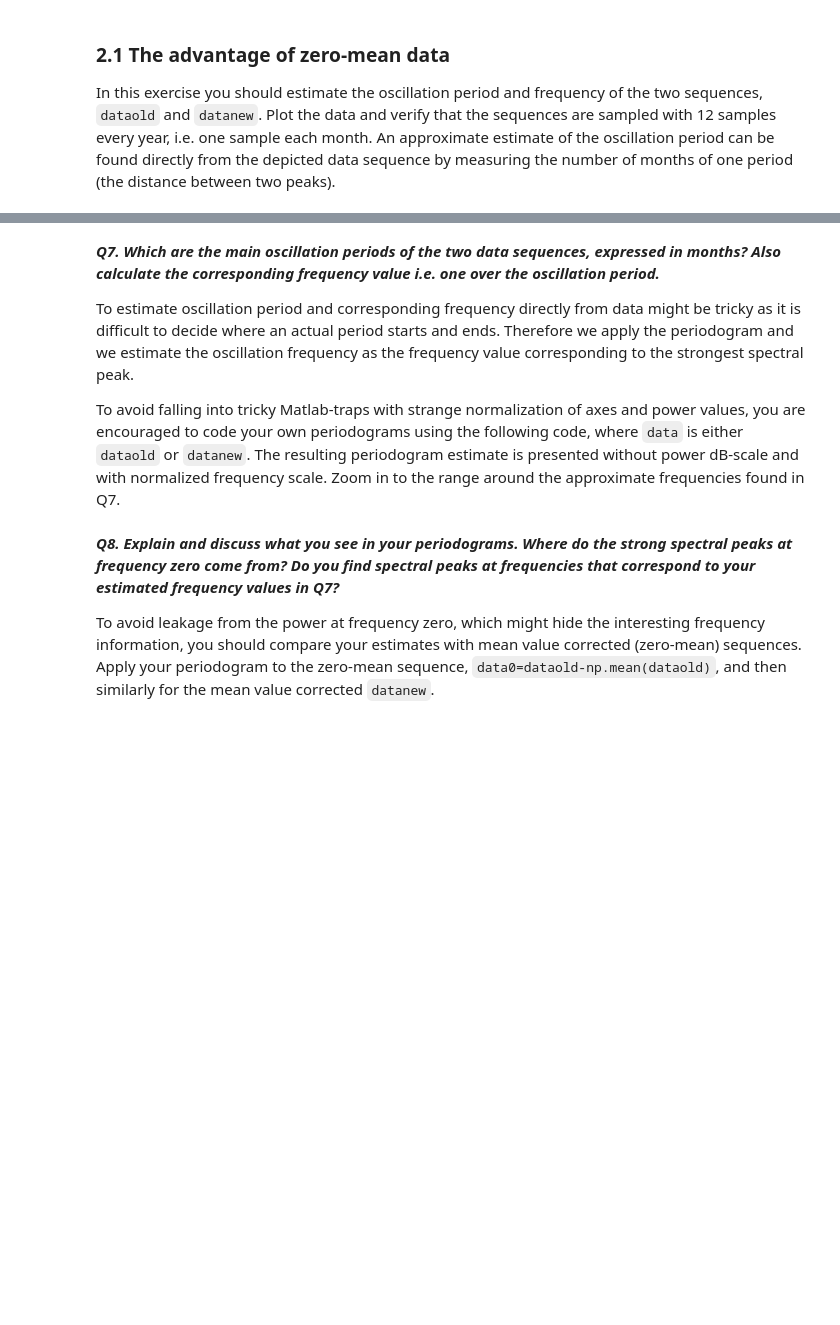
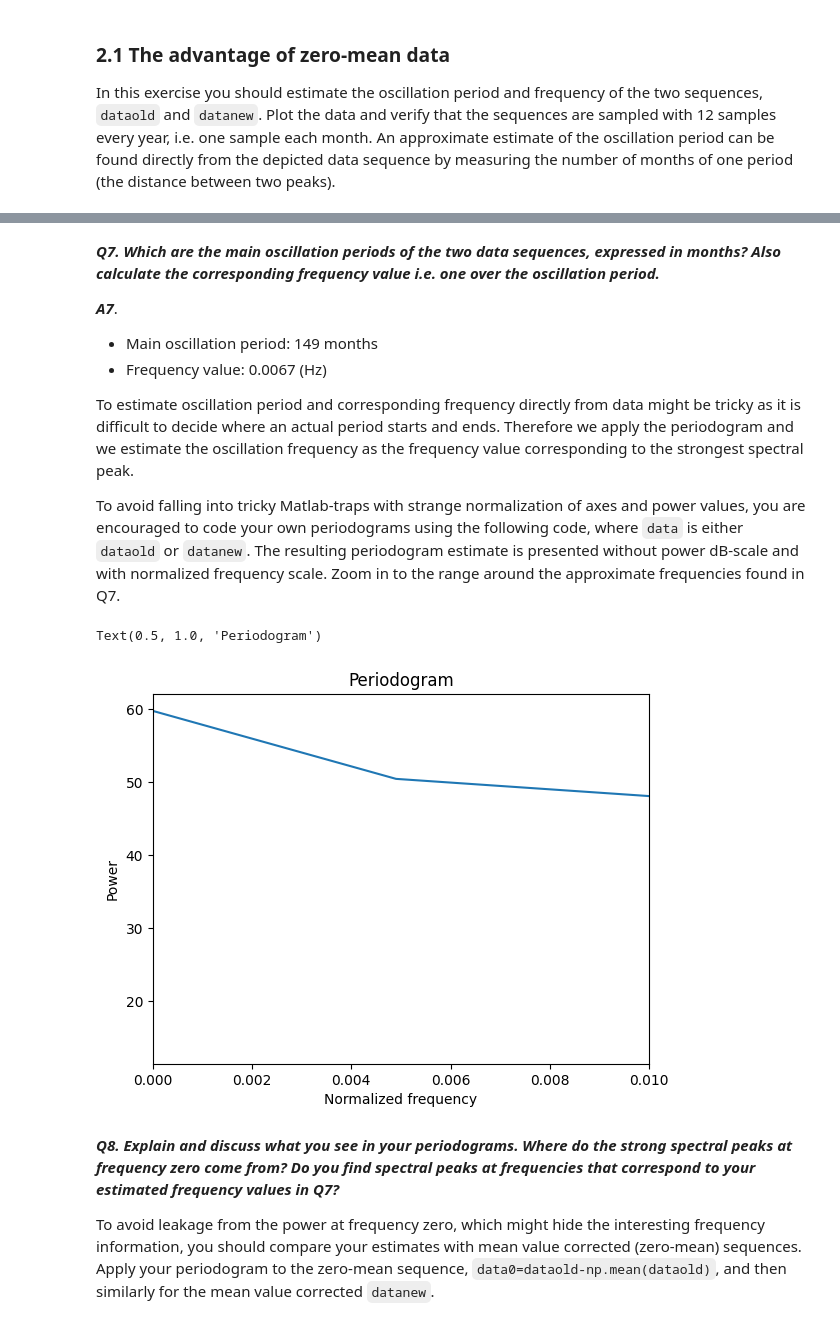
Before and after one commit to axellangenskiold/fmsf10, a Jupyter notebook: pythonLab3.ipynb, the cells around one changed output, grey strips where cells are left out. Cells and saved outputs as stored; diff of their text form; code cells hidden in the pictures; blank space fills up the shorter version.

```diff
--- a/pythonLab3.ipynb
+++ b/pythonLab3.ipynb
@@ -305,21 +333,34 @@ In this exercise you should estimate the oscillation period and frequency of the
 # %% [markdown]
 ***Q7. Which are the main oscillation periods of the two data sequences, expressed in months? Also calculate the corresponding frequency value i.e. one over the oscillation period.***
+
+***A7***.
+
+- Main oscillation period: 149 months
+- Frequency value: 0.0067 (Hz)
 
 To estimate oscillation period and corresponding frequency directly from data might be tricky as it is difficult to decide where an actual period starts and ends.  Therefore we apply the periodogram and we estimate the oscillation frequency as the frequency value corresponding to the strongest spectral peak.
 
 To avoid falling into tricky Matlab-traps with strange normalization of axes and power values, you are encouraged to code your own periodograms using the following code, where `data` is either `dataold` or `datanew`. The resulting periodogram estimate is presented without power dB-scale and with normalized frequency scale. Zoom in to the range around the approximate frequencies found in Q7.
 # %%
 # Write your own code below:
-
+data = datanew # - np.mean(datanew)
 
 # Periodogram
+N = len(data)
 X = fft(data)
-N = len(data)
 Rhat = (X*np.conj(X))/N
 f = np.arange(N)/N
 
 # Plotting
-plt.plot(f,Rhat);
+#plt.plot(f,Rhat)
+plt.plot(f[:N//2], 10*np.log10(Rhat[:N//2]));
+plt.xlabel("Normalized frequency")
+plt.ylabel("Power")
+plt.xlim(0.00, 0.01)
+plt.title("Periodogram")
+# %% [output]
+Text(0.5, 1.0, 'Periodogram')
+[figure, added]
 # %% [markdown]
 ***Q8. Explain and discuss what you see in your periodograms. Where do the strong spectral peaks at frequency zero come from? Do you find spectral peaks at frequencies that correspond to your estimated frequency values in Q7?***
 
```
Also changed, not shown: parts of 4 cells of this notebook.
